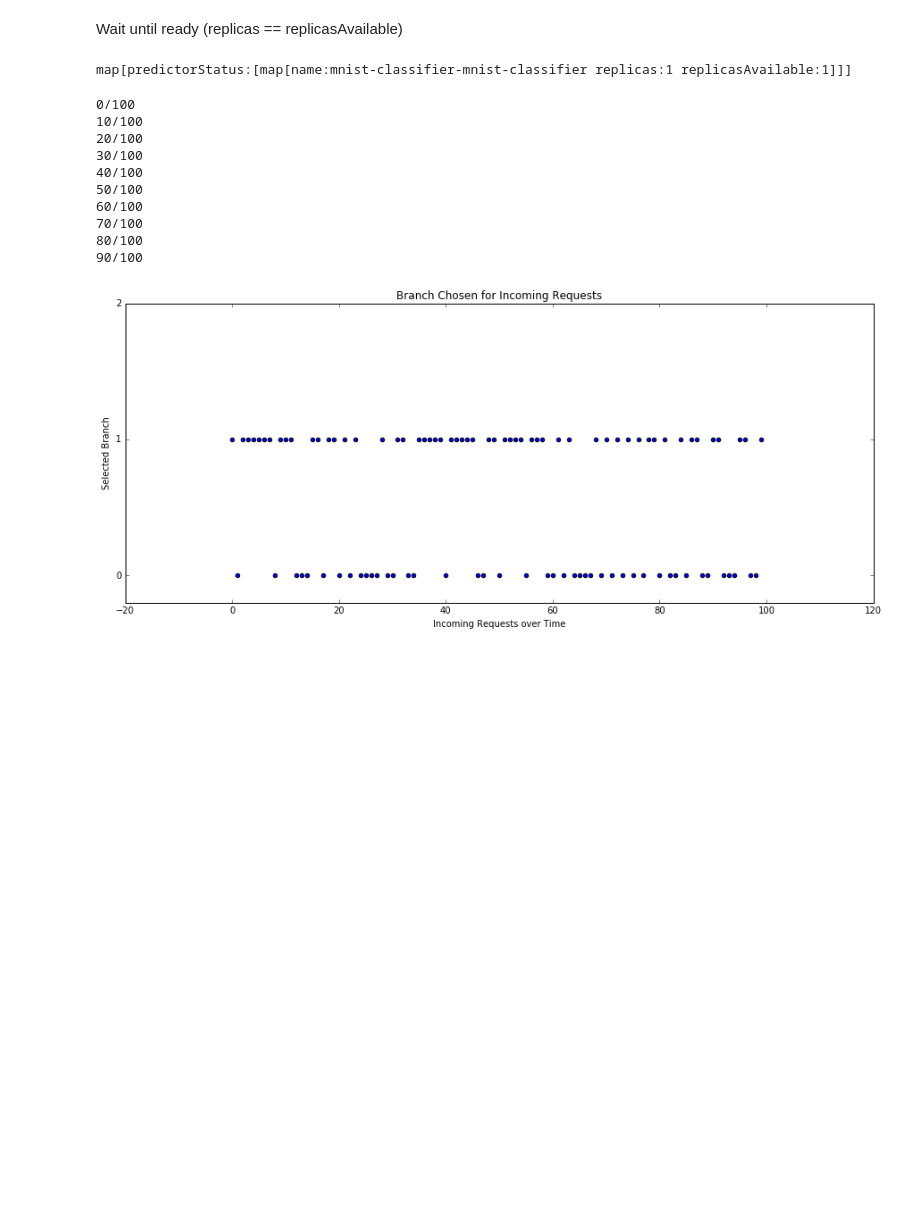
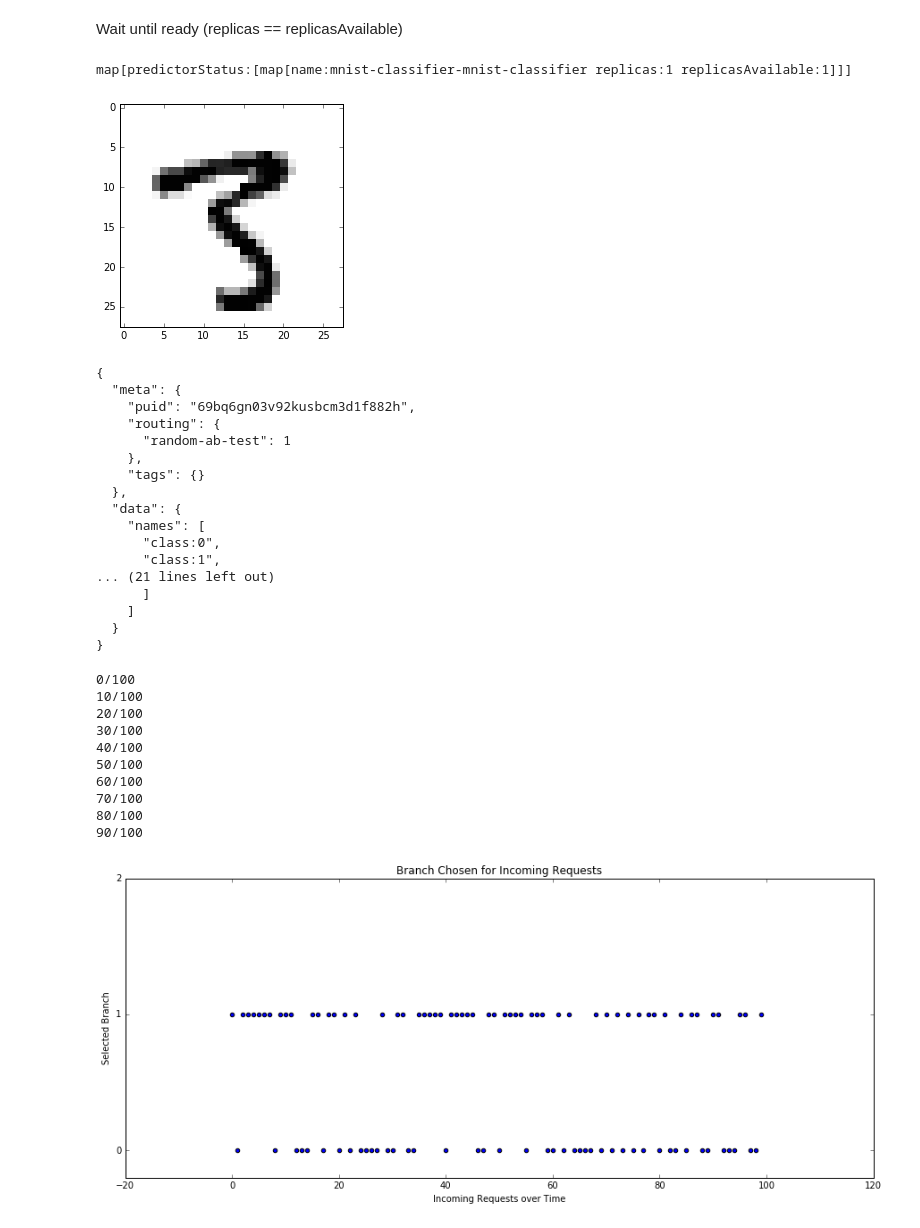
Before and after one commit to kubeflow/example-seldon, a Jupyter notebook: notebooks/example-seldon.ipynb, the cells around one changed output. Saved outputs shown, nothing was run; the diff lists cells and outputs as text; code cells hidden in the pictures; blank space fills up the shorter version.

```diff
--- a/notebooks/example-seldon.ipynb
+++ b/notebooks/example-seldon.ipynb
@@ -246,6 +246,33 @@ Wait until ready (replicas == replicasAvailable)
 !kubectl get seldondeployments mnist-classifier -o jsonpath='{.status}'
 # %% [output]
 map[predictorStatus:[map[name:mnist-classifier-mnist-classifier replicas:1 replicasAvailable:1]]]
+# %%
+batch_xs, batch_ys = mnist.train.next_batch(1)
+chosen=0
+gen_image(batch_xs[chosen]).show()
+data = batch_xs[chosen].reshape((1,784))
+request = {"data":{"ndarray":data.tolist()}}
+predictions = rest_request("mnist-classifier",request)
+print(json.dumps(predictions, indent=2))
+# %% [output]
+[figure, added]
+{
+  "meta": {
+    "puid": "69bq6gn03v92kusbcm3d1f882h",
+    "routing": {
+      "random-ab-test": 1
+    },
+    "tags": {}
+  },
+  "data": {
+    "names": [
+      "class:0",
+      "class:1",
+... (21 lines left out)
+      ]
+    ]
+  }
+}
 # %%
 sz = 100
 batch_xs, batch_ys = mnist.train.next_batch(sz)
```
Also changed, not shown: parts of 6 cells of this notebook, 11 other files.
